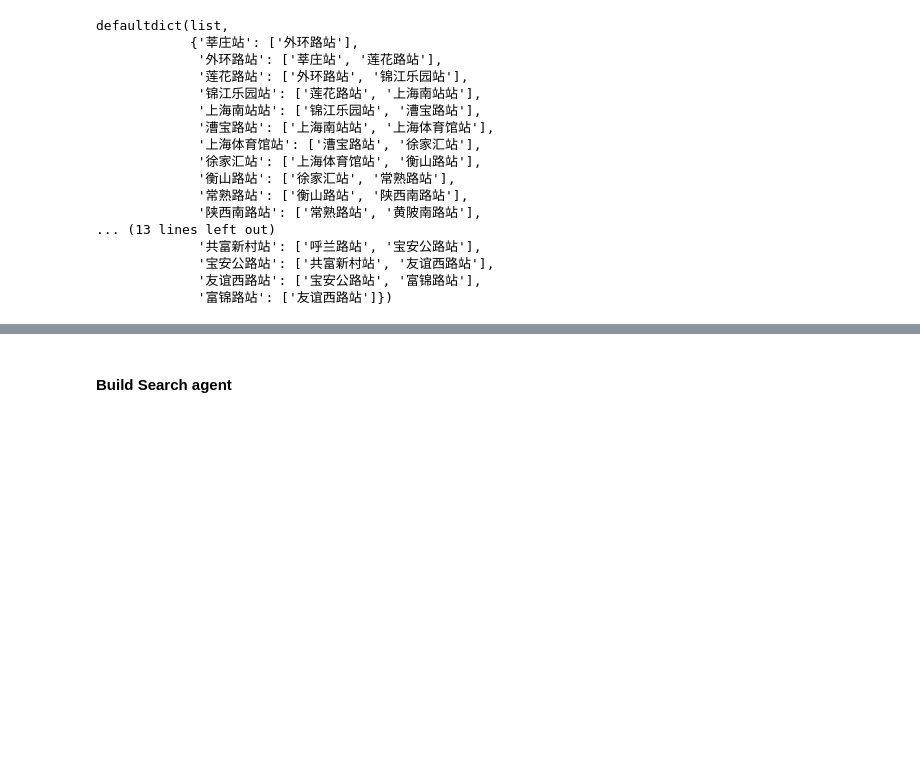
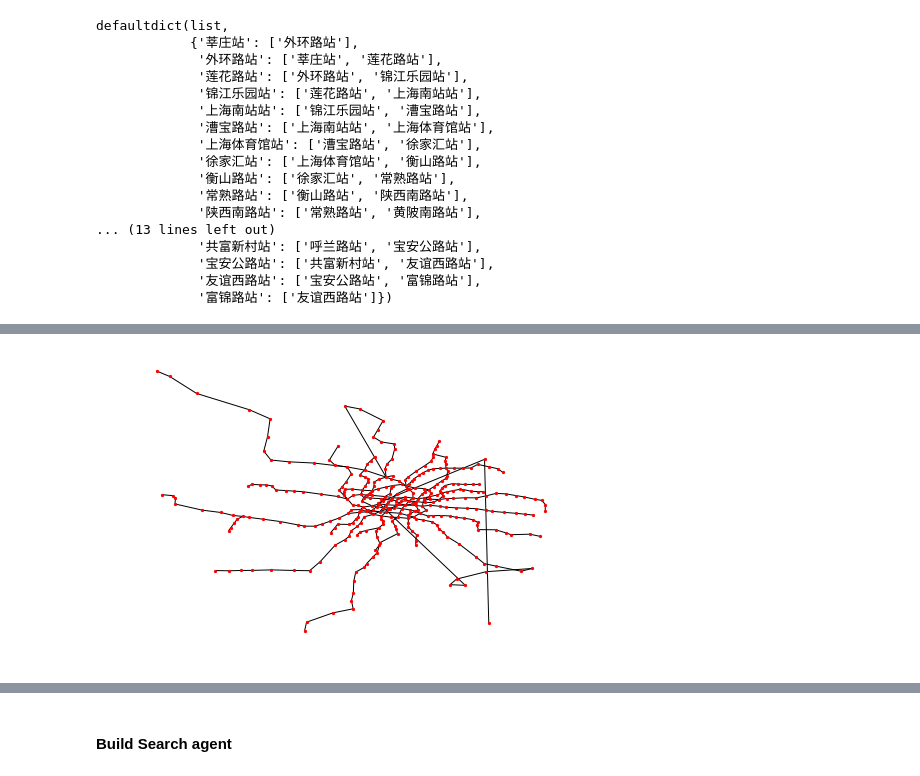
Before and after one commit to HaiBlueSea/Assignment-NLP, a Jupyter notebook: lesson-02/Homework-02.ipynb, the cells around one changed output, grey strips where cells are left out. Saved outputs shown, nothing was run; the diff lists cells and outputs as text; code cells hidden in the pictures; blank space fills up the shorter version.

```diff
--- a/lesson-02/Homework-02.ipynb
+++ b/lesson-02/Homework-02.ipynb
@@ -547,0 +773,4 @@ nx.draw(nx.Graph(create_subway_connection(subway_inf[4]['上海地铁5号线']))
+# %%
+nx.draw(nx.Graph(stations_connection_all),station_location,with_labels=False, node_size=5)
+# %% [output]
+[figure, added]
```
Also changed, not shown: parts of 55 cells of this notebook, 2 other files.
